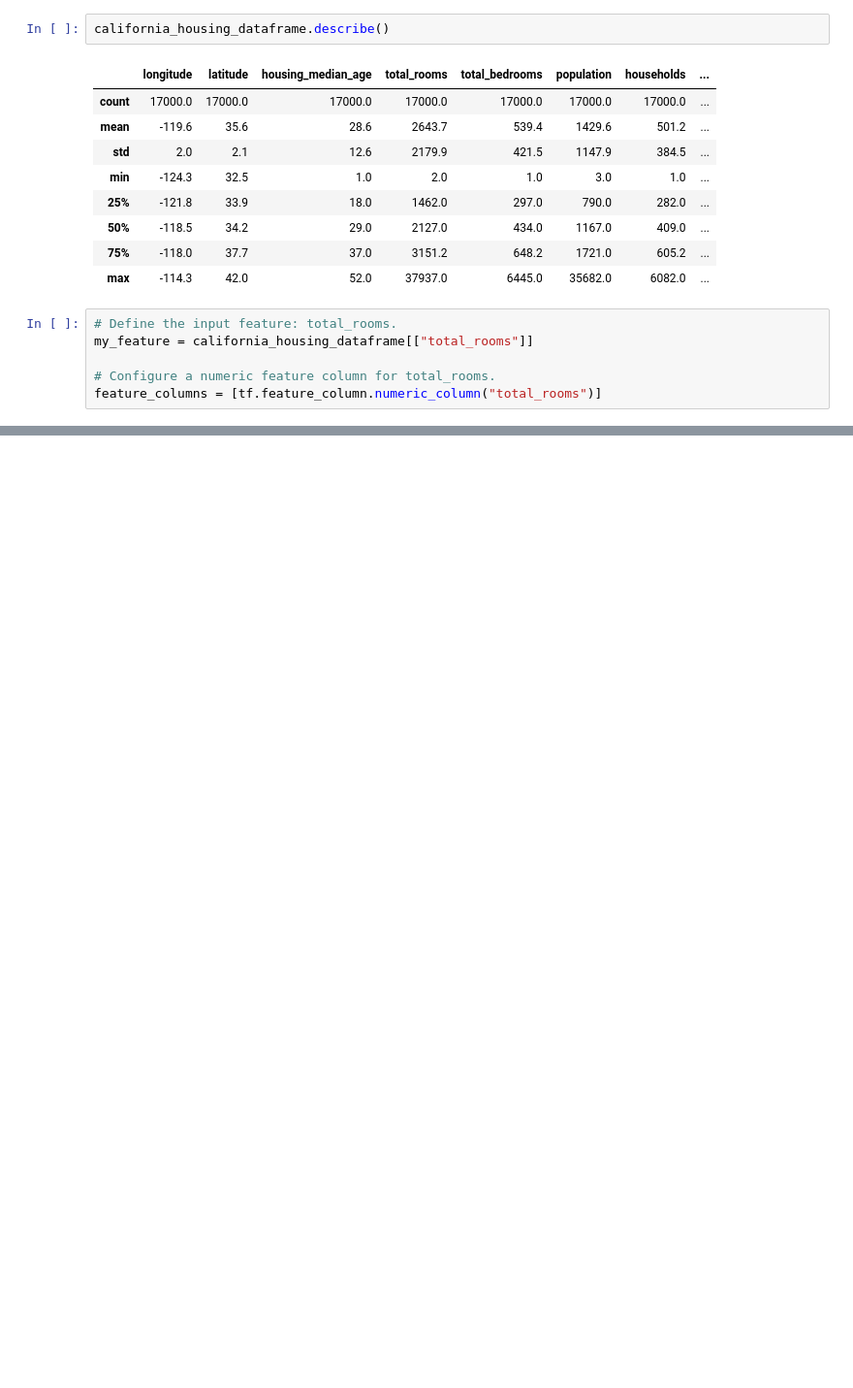
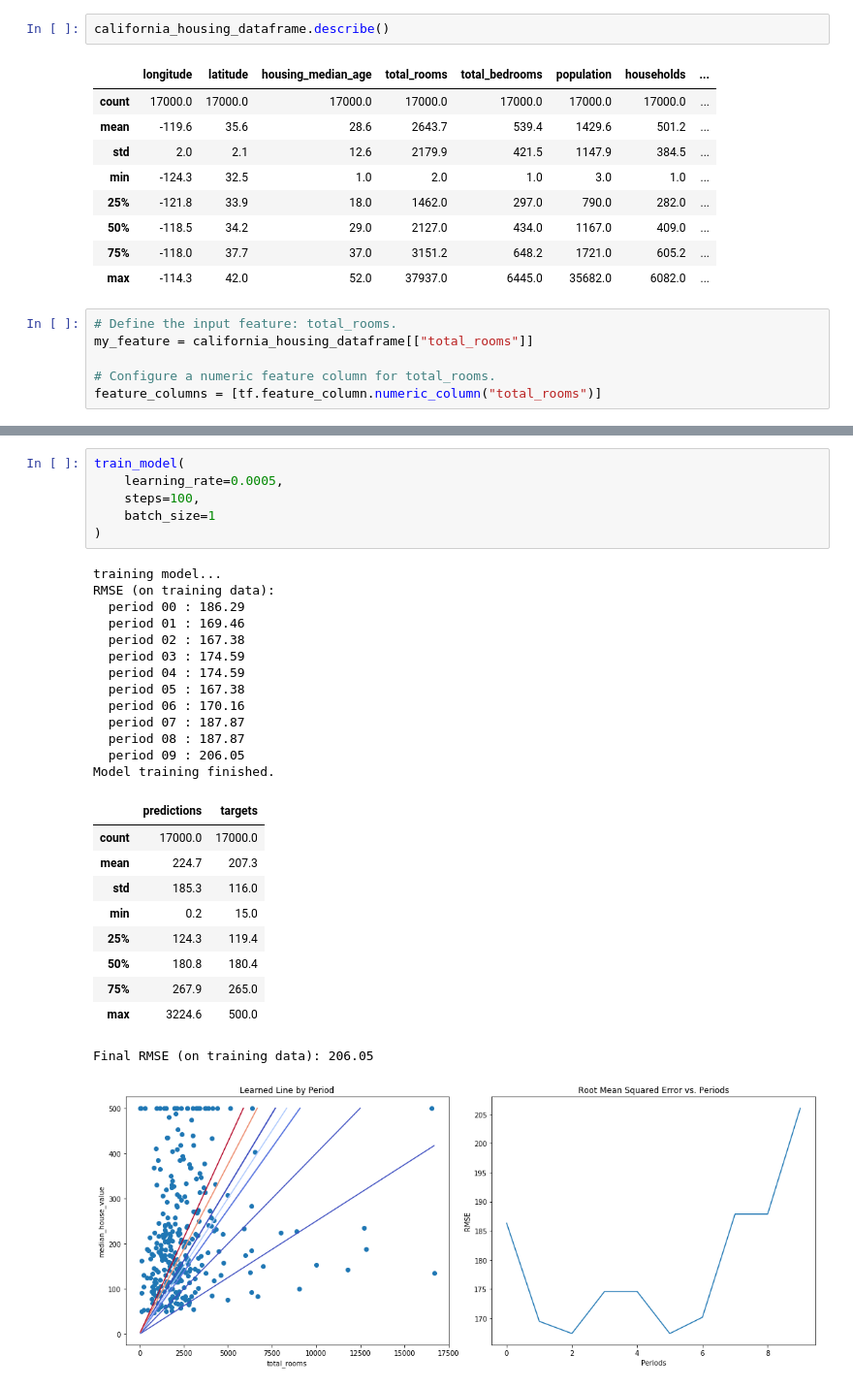
Before and after one commit to MattTriano/ML_crash_course_work, a Jupyter notebook: First_Steps.ipynb, the cells around one changed output, grey strips where cells are left out. Shown at 97% size. Cells and saved outputs as stored; diff of their text form; blank space fills up the shorter version.

```diff
--- a/First_Steps.ipynb
+++ b/First_Steps.ipynb
@@ -55,0 +343,31 @@ feature_columns = [tf.feature_column.numeric_column("total_rooms")]
+# %%
+train_model(
+    learning_rate=0.0005,
+    steps=100,
+    batch_size=1
+)
+# %% [output]
+training model...
+RMSE (on training data):
+  period 00 : 186.29
+  period 01 : 169.46
+  period 02 : 167.38
+  period 03 : 174.59
+  period 04 : 174.59
+  period 05 : 167.38
+  period 06 : 170.16
+  period 07 : 187.87
+  period 08 : 187.87
+  period 09 : 206.05
+Model training finished.
+|  | predictions | targets |
+| count | 17000.0 | 17000.0 |
+| mean | 224.7 | 207.3 |
+| std | 185.3 | 116.0 |
+| min | 0.2 | 15.0 |
+| 25% | 124.3 | 119.4 |
+| 50% | 180.8 | 180.4 |
+| 75% | 267.9 | 265.0 |
+| max | 3224.6 | 500.0 |
+Final RMSE (on training data): 206.05
+[figure, added]
```
Also changed, not shown: parts of 16 cells of this notebook.
